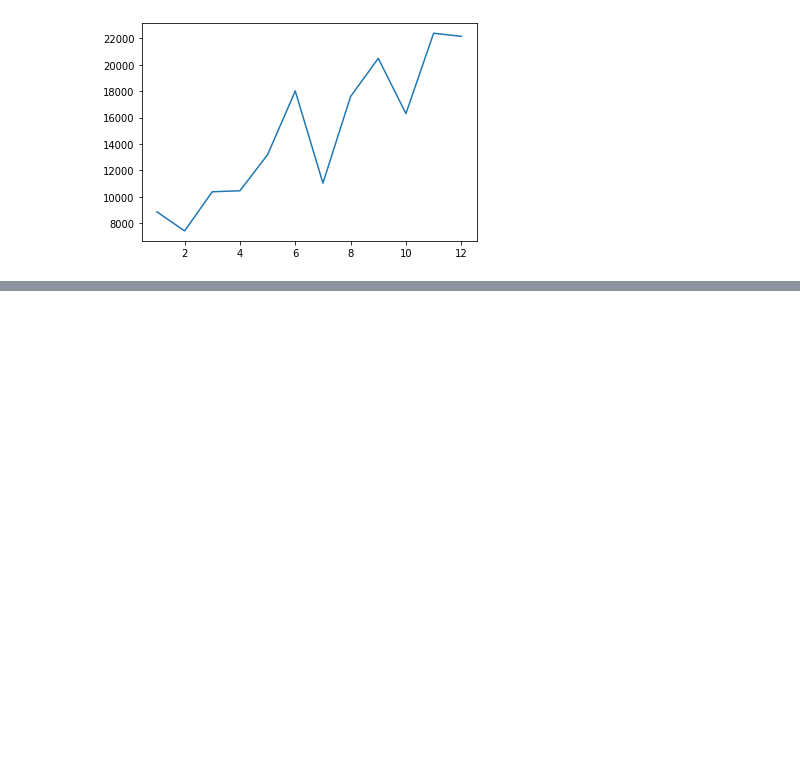
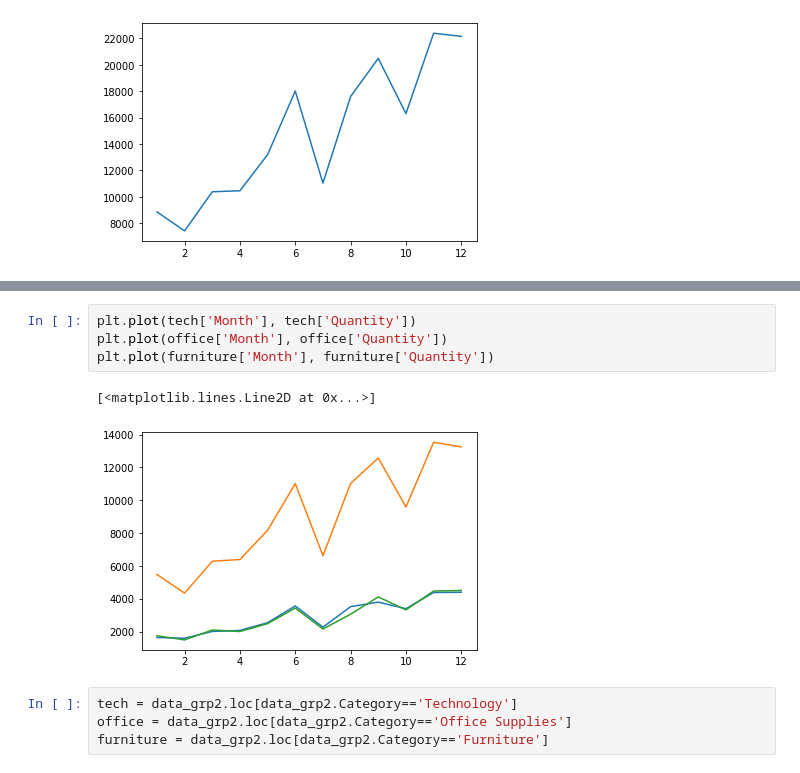
Before and after one commit to sophieying24/ML22_lab, a Jupyter notebook: ML_Part1.ipynb, the cells around one changed output, grey strips where cells are left out. Saved outputs shown, nothing was run; the diff lists cells and outputs as text; blank space fills up the shorter version.

```diff
--- a/ML_Part1.ipynb
+++ b/ML_Part1.ipynb
@@ -132,0 +149,11 @@ plt.plot(data_ym[''])
+# %%
+plt.plot(tech['Month'], tech['Quantity'])
+plt.plot(office['Month'], office['Quantity'])
+plt.plot(furniture['Month'], furniture['Quantity'])
+# %% [output]
+[<matplotlib.lines.Line2D at 0x...>]
+[figure, added]
+# %%
+tech = data_grp2.loc[data_grp2.Category=='Technology']
+office = data_grp2.loc[data_grp2.Category=='Office Supplies']
+furniture = data_grp2.loc[data_grp2.Category=='Furniture']
```
Also changed, not shown: parts of 34 cells of this notebook.
